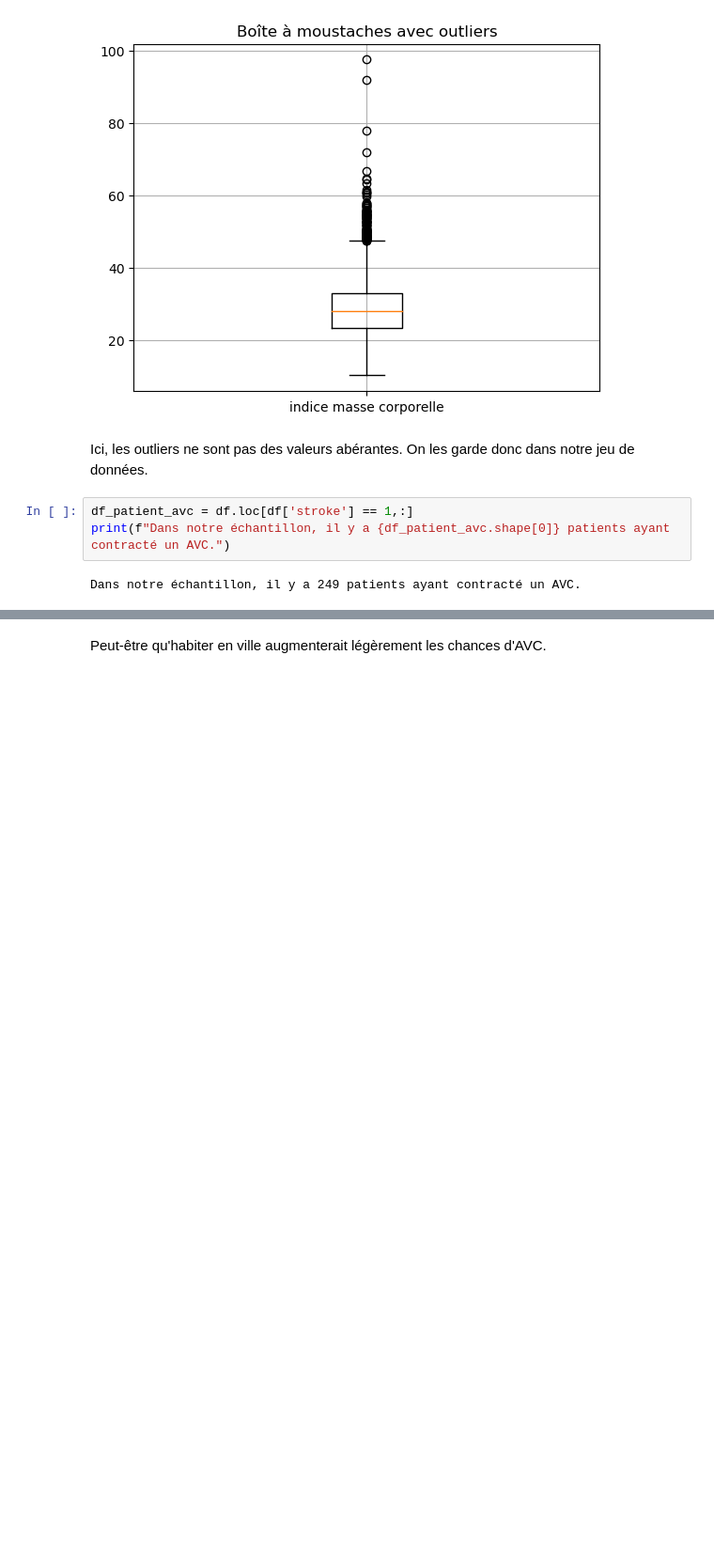
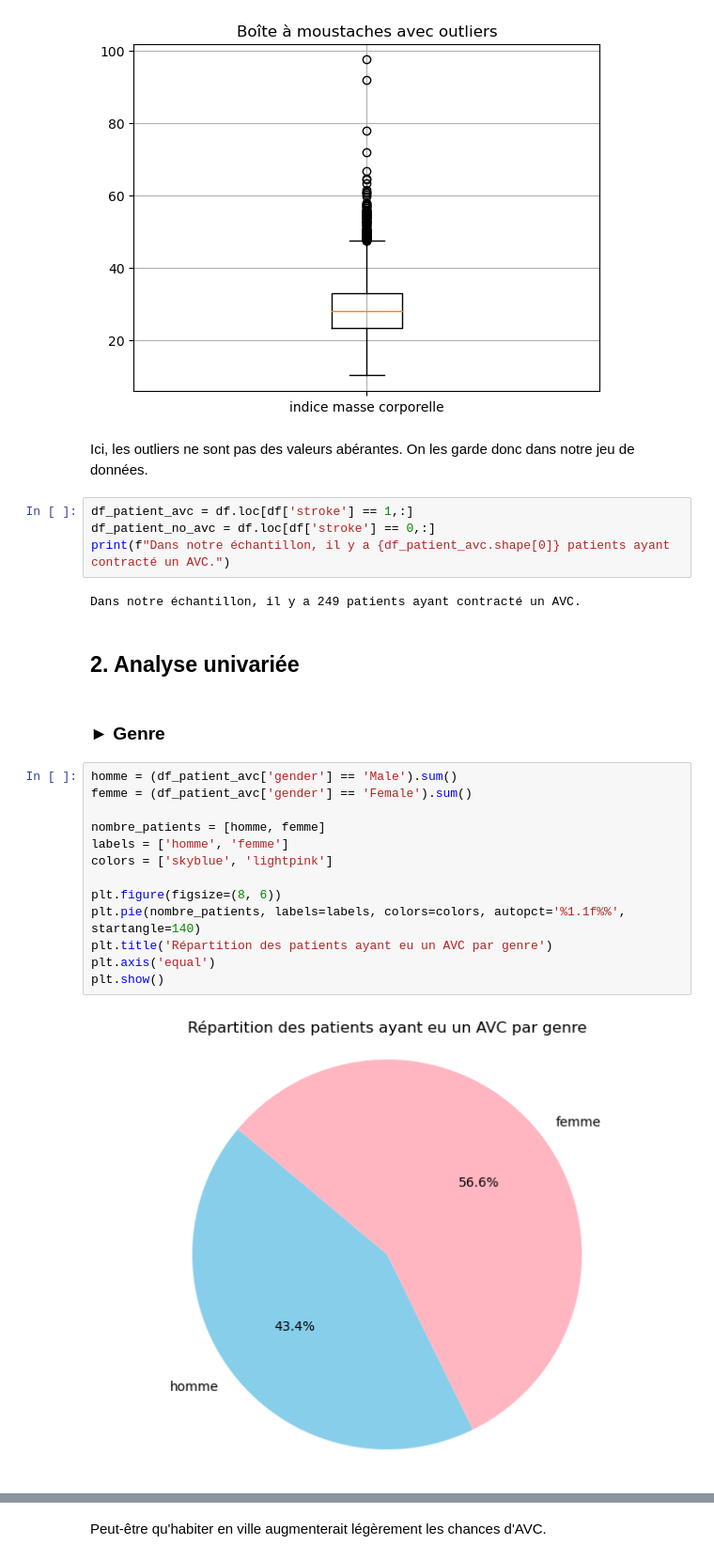
Before and after one commit to Antho-SJ/strocke-alert, a Jupyter notebook: Asj.ipynb, the cells around one changed output, grey strips where cells are left out. Shown: that part at 94% size. Saved outputs shown, nothing was run; the diff lists cells and outputs as text; blank space fills up the shorter version.

Commit message:
[UPDATE] analyse univarié du genre

```diff
--- a/Asj.ipynb
+++ b/Asj.ipynb
@@ -97,6 +105,26 @@ plt.show()
 Ici, les outliers ne sont pas des valeurs abérantes. On les garde donc dans notre jeu de données.
 # %%
 df_patient_avc = df.loc[df['stroke'] == 1,:]
+df_patient_no_avc = df.loc[df['stroke'] == 0,:]
 print(f"Dans notre échantillon, il y a {df_patient_avc.shape[0]} patients ayant contracté un AVC.")
 # %% [output]
 Dans notre échantillon, il y a 249 patients ayant contracté un AVC.
+# %% [markdown]
+## 2. Analyse univariée
+# %% [markdown]
+### ► Genre
+# %%
+homme = (df_patient_avc['gender'] == 'Male').sum()
+femme = (df_patient_avc['gender'] == 'Female').sum()
+
+nombre_patients = [homme, femme]
+labels = ['homme', 'femme']
+colors = ['skyblue', 'lightpink']
+
+plt.figure(figsize=(8, 6))
+plt.pie(nombre_patients, labels=labels, colors=colors, autopct='%1.1f%%', startangle=140)
+plt.title('Répartition des patients ayant eu un AVC par genre')
+plt.axis('equal')
+plt.show()
+# %% [output]
+[figure, added]
```
Also changed, not shown: parts of 11 cells of this notebook.
